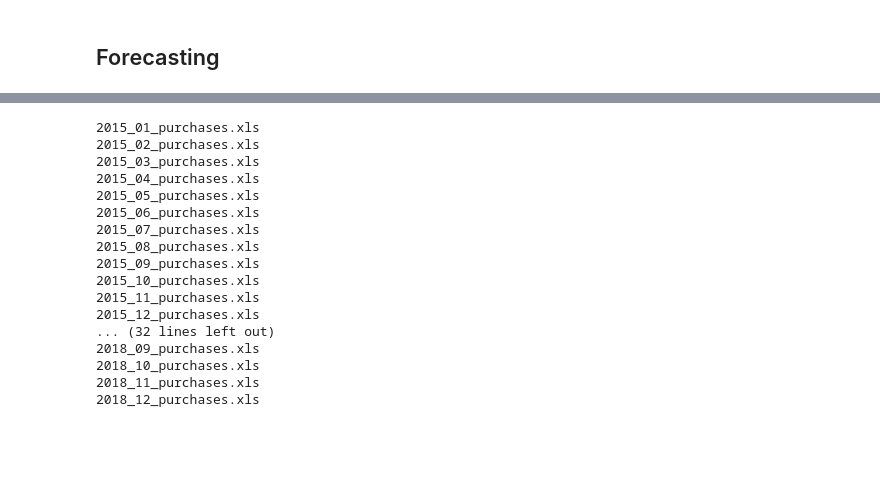
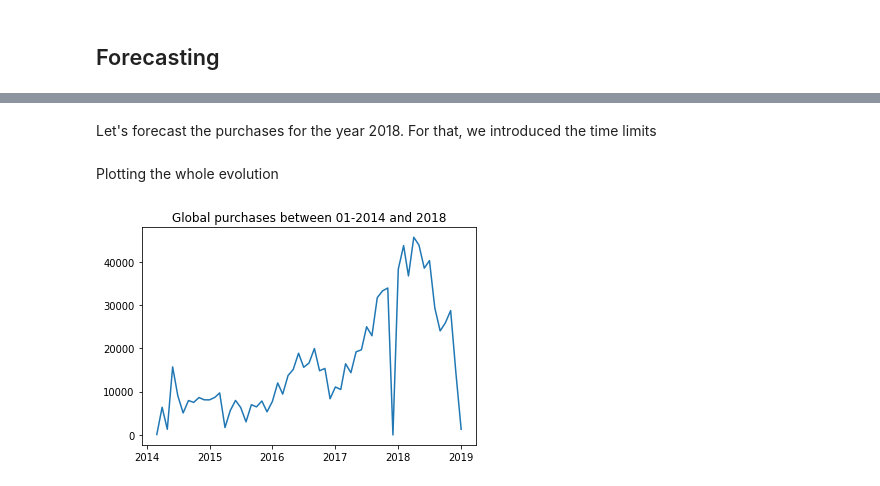
Before and after one commit to julioportellah/task2-financial-data, a Jupyter notebook: purchase_analysis.ipynb, the cells around one changed output, grey strips where cells are left out. Cells and saved outputs as stored; diff of their text form; code cells hidden in the pictures; blank space fills up the shorter version.

Commit message:
JPortella, forecasting done

```diff
--- a/purchase_analysis.ipynb
+++ b/purchase_analysis.ipynb
@@ -293,7 +265,4 @@ import datetime
 # %%
-timed_data = data_consolidated_cleared[['TRANS DATE','ORIGINAL GROSS AMT']]
+timed_data = data_consolidated_cleared.copy()[['TRANS DATE','ORIGINAL GROSS AMT']]
 timed_data = timed_data.rename(columns={"TRANS DATE": "date", "ORIGINAL GROSS AMT": "purchase"})
 timed_data.head()
-timed_data_train = timed_data.loc[timed_data.date < datetime.datetime(2017,1,1)]
-timed_data_train = timed_data_train.loc[timed_data.date > datetime.datetime(2014,5,31)]
-#timed_data_train = timed_data.copy()
@@ -903,22 +396,2 @@ sns.distplot(data_2017_01.loc[data_2017_01['TRANS CAC DESC 1'] == 'Supplies & Se
-# %%
-for i in range(2015,2019):
-    for j in range(1,13):
-        print('{}_{}_purchases.xls'.format(i,str(j).zfill(2)))
-# %% [output]
-2015_01_purchases.xls
-2015_02_purchases.xls
-2015_03_purchases.xls
-2015_04_purchases.xls
-2015_05_purchases.xls
-2015_06_purchases.xls
-2015_07_purchases.xls
-2015_08_purchases.xls
-2015_09_purchases.xls
-2015_10_purchases.xls
-2015_11_purchases.xls
-2015_12_purchases.xls
-... (32 lines left out)
-2018_09_purchases.xls
-2018_10_purchases.xls
-2018_11_purchases.xls
-2018_12_purchases.xls
+# %% [markdown]
+Let's forecast the purchases for the year 2018. For that, we introduced the time limits
@@ -924,0 +401,8 @@ for i in range(2015,2019):
+# %% [markdown]
+Plotting the whole evolution
+# %%
+plt.plot(y_full)
+plt.title('Global purchases between 01-2014 and 2018')
+plt.show()
+# %% [output]
+[figure, added]
```
Also changed, not shown: parts of 104 cells of this notebook, 7 other files.
